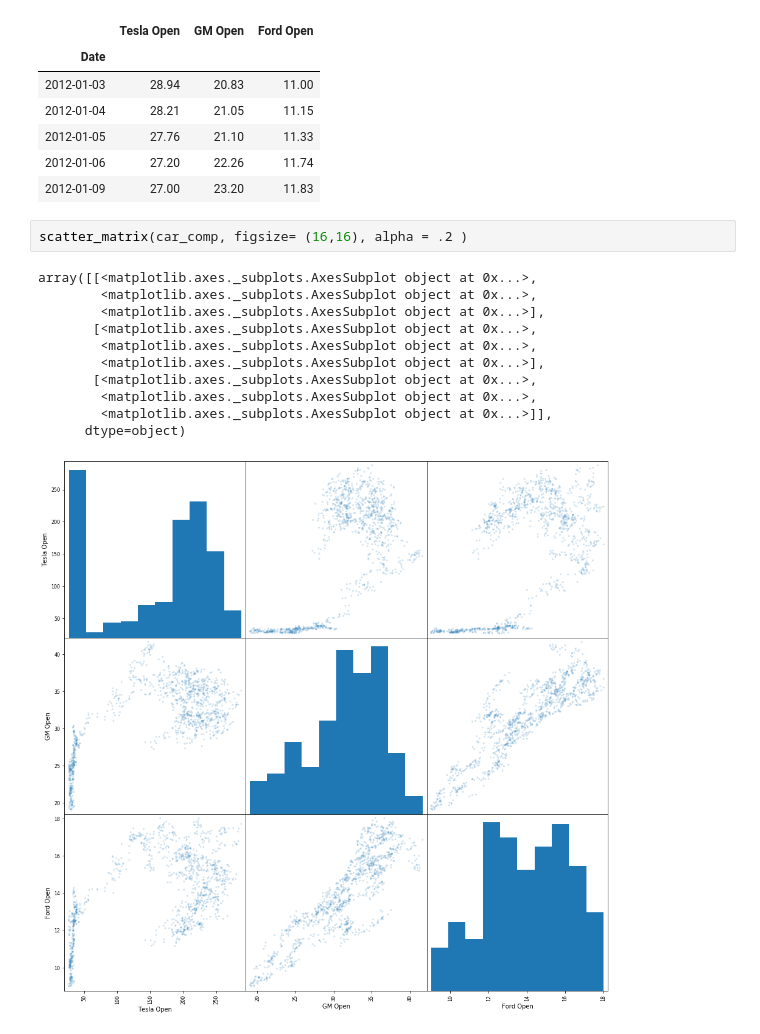
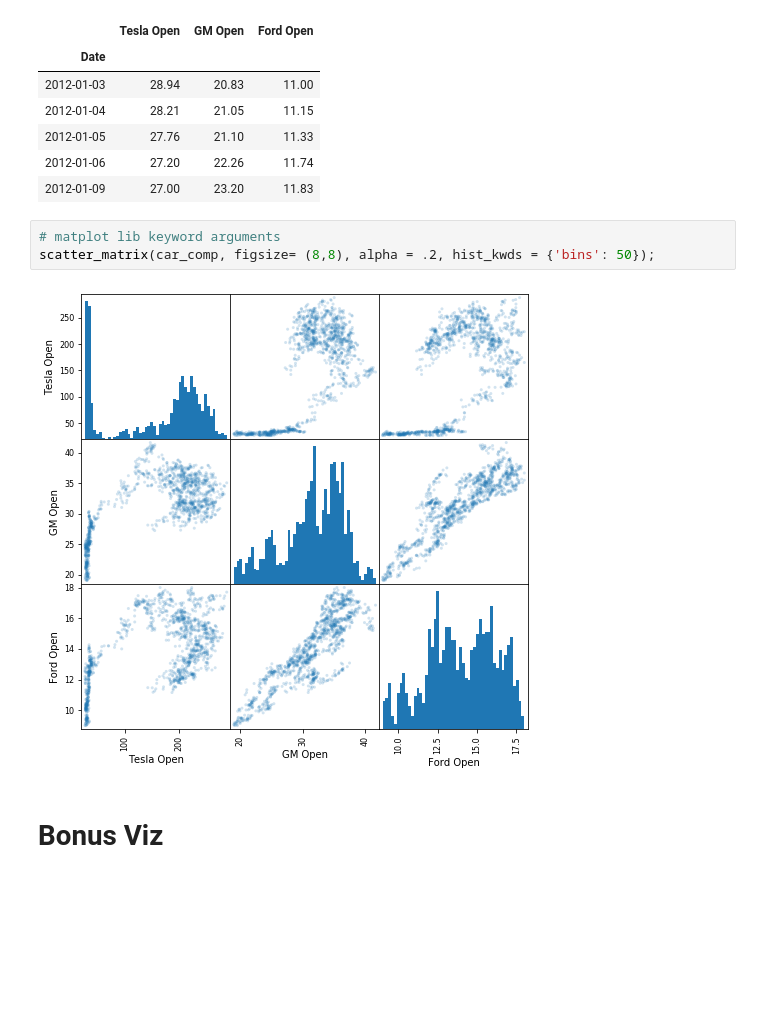
Before and after one commit to jcanque777/time_series_finance, a Jupyter notebook: practice_time_series.ipynb, the cells around one changed output. Saved outputs shown, nothing was run; the diff lists cells and outputs as text; blank space fills up the shorter version.

Commit message:
Scatter Matrix for 3 car companies

```diff
--- a/practice_time_series.ipynb
+++ b/practice_time_series.ipynb
@@ -487,17 +487,10 @@ car_comp.head()
 | 2012-01-05 | 27.76 | 21.10 | 11.33 |
 | 2012-01-06 | 27.20 | 22.26 | 11.74 |
 | 2012-01-09 | 27.00 | 23.20 | 11.83 |
-# %%
-scatter_matrix(car_comp, figsize= (16,16), alpha = .2 )
-# %% [output]
-array([[<matplotlib.axes._subplots.AxesSubplot object at 0x...>,
-        <matplotlib.axes._subplots.AxesSubplot object at 0x...>,
-        <matplotlib.axes._subplots.AxesSubplot object at 0x...>],
-       [<matplotlib.axes._subplots.AxesSubplot object at 0x...>,
-        <matplotlib.axes._subplots.AxesSubplot object at 0x...>,
-        <matplotlib.axes._subplots.AxesSubplot object at 0x...>],
-       [<matplotlib.axes._subplots.AxesSubplot object at 0x...>,
-        <matplotlib.axes._subplots.AxesSubplot object at 0x...>,
-        <matplotlib.axes._subplots.AxesSubplot object at 0x...>]],
-      dtype=object)
-[figure, removed]
+# %%
+# matplot lib keyword arguments
+scatter_matrix(car_comp, figsize= (8,8), alpha = .2, hist_kwds = {'bins': 50});
+# %% [output]
+[figure, added]
+# %% [markdown]
+# Bonus Viz
```
